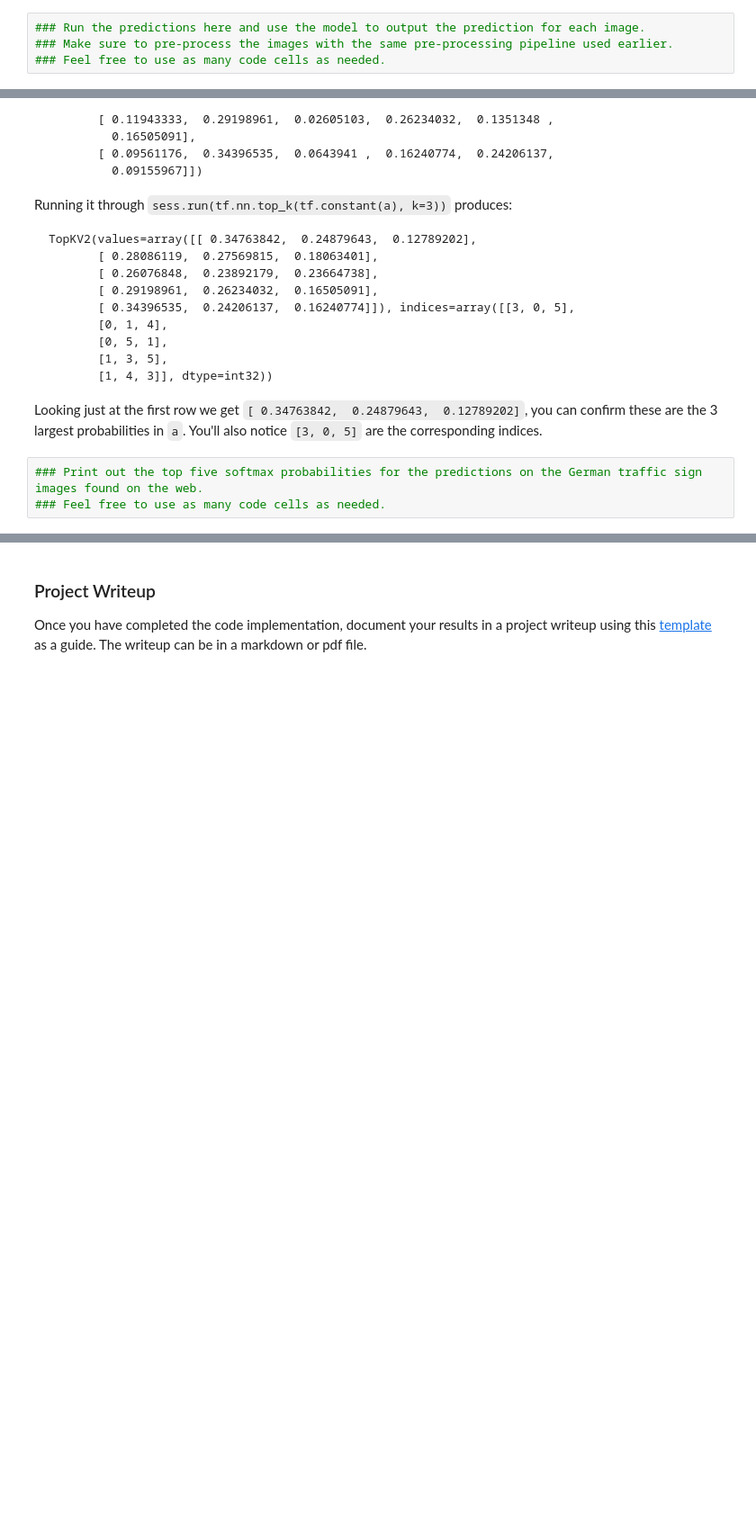
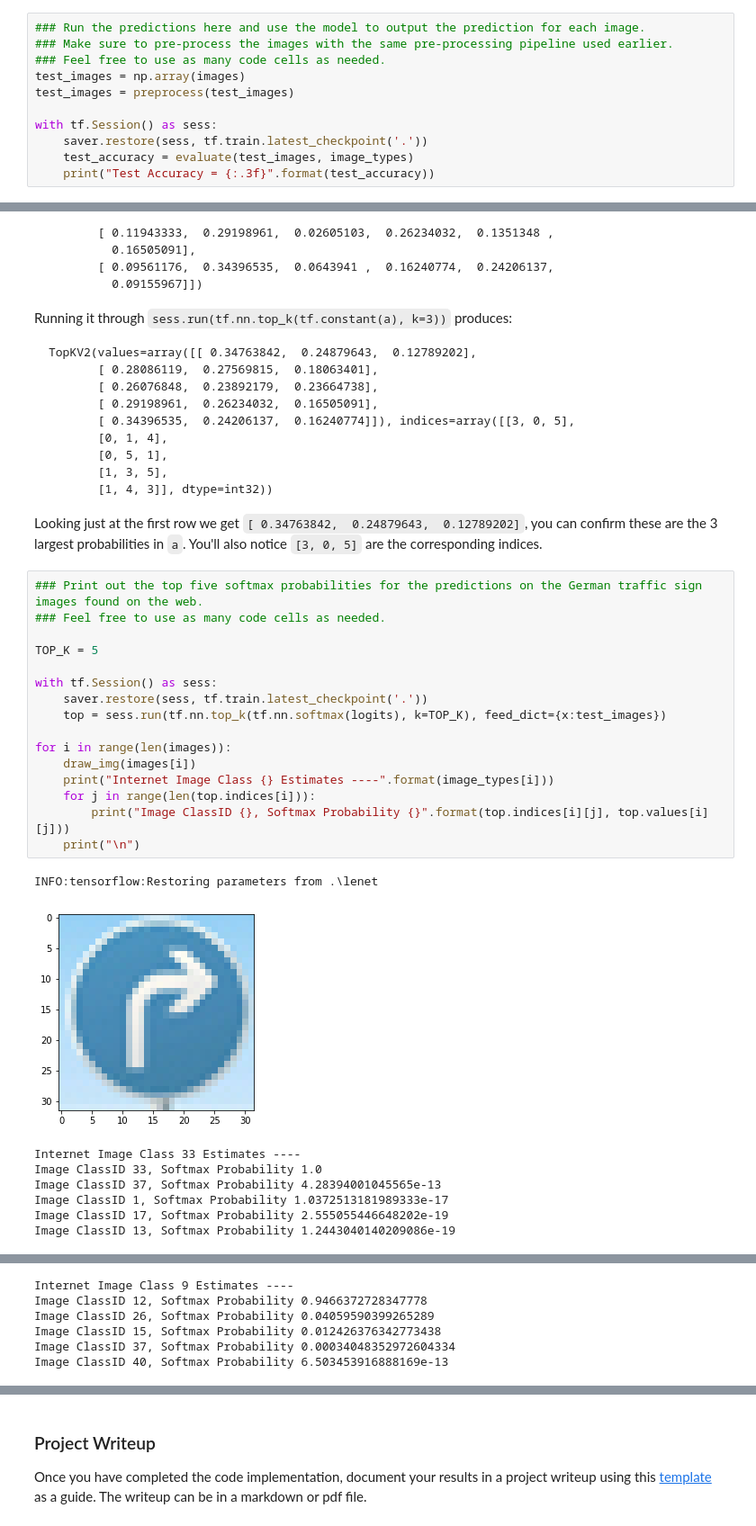
Before and after one commit to jvmorgutia/CarND-Traffic-Sign-Classifier-Project, a Jupyter notebook: Traffic_Sign_Classifier.ipynb, the cells around one changed output, grey strips where cells are left out. Shown at 90% size. Cells and saved outputs as stored; diff of their text form; blank space fills up the shorter version.

Commit message:
Fixed issues with jupyter not saving latest work.

```diff
--- a/Traffic_Sign_Classifier.ipynb
+++ b/Traffic_Sign_Classifier.ipynb
@@ -373,3 +384,10 @@ ValueError: The truth value of an array with more than one element is ambiguous.
 ### Run the predictions here and use the model to output the prediction for each image.
 ### Make sure to pre-process the images with the same pre-processing pipeline used earlier.
 ### Feel free to use as many code cells as needed.
+test_images = np.array(images)
+test_images = preprocess(test_images)
+
+with tf.Session() as sess:
+    saver.restore(sess, tf.train.latest_checkpoint('.'))
+    test_accuracy = evaluate(test_images, image_types)
+    print("Test Accuracy = {:.3f}".format(test_accuracy))
@@ -421,3 +437,25 @@ Looking just at the first row we get `[ 0.34763842,  0.24879643,  0.12789202]`,
 # %%
 ### Print out the top five softmax probabilities for the predictions on the German traffic sign images found on the web.
 ### Feel free to use as many code cells as needed.
+
+TOP_K = 5
+
+with tf.Session() as sess:
+    saver.restore(sess, tf.train.latest_checkpoint('.'))
+    top = sess.run(tf.nn.top_k(tf.nn.softmax(logits), k=TOP_K), feed_dict={x:test_images})
+
+for i in range(len(images)):
+    draw_img(images[i])
+    print("Internet Image Class {} Estimates ----".format(image_types[i]))
+    for j in range(len(top.indices[i])):
+        print("Image ClassID {}, Softmax Probability {}".format(top.indices[i][j], top.values[i][j]))
+    print("\n")
+# %% [output]
+INFO:tensorflow:Restoring parameters from .\lenet
+[figure, added]
+Internet Image Class 33 Estimates ----
+Image ClassID 33, Softmax Probability 1.0
+Image ClassID 37, Softmax Probability 4.28394001045565e-13
+Image ClassID 1, Softmax Probability 1.0372513181989333e-17
+Image ClassID 17, Softmax Probability 2.555055446648202e-19
+Image ClassID 13, Softmax Probability 1.2443040140209086e-19
@@ -423,0 +463,6 @@ Looking just at the first row we get `[ 0.34763842,  0.24879643,  0.12789202]`,
+Internet Image Class 9 Estimates ----
+Image ClassID 12, Softmax Probability 0.9466372728347778
+Image ClassID 26, Softmax Probability 0.04059590399265289
+Image ClassID 15, Softmax Probability 0.012426376342773438
+Image ClassID 37, Softmax Probability 0.00034048352972604334
+Image ClassID 40, Softmax Probability 6.503453916888169e-13
```
Also changed, not shown: parts of 5 cells of this notebook, 11 other files.
